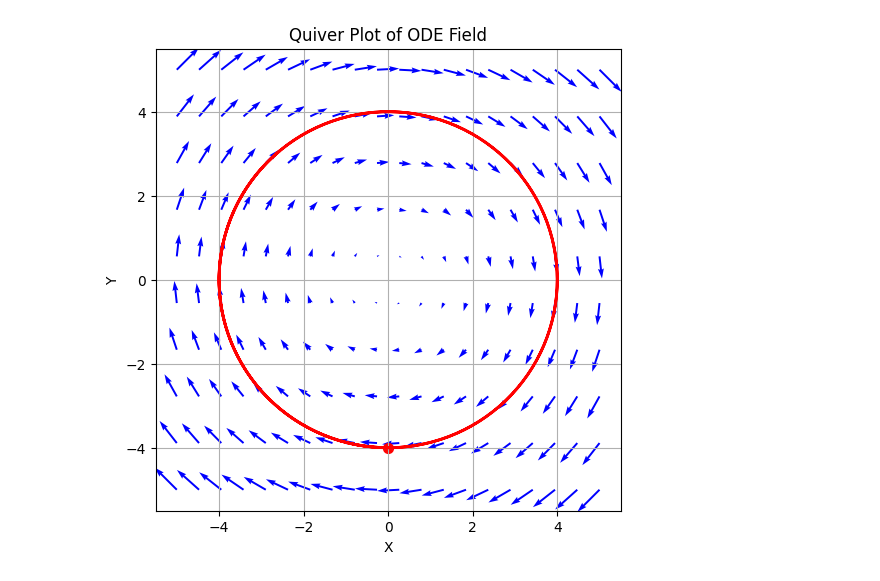
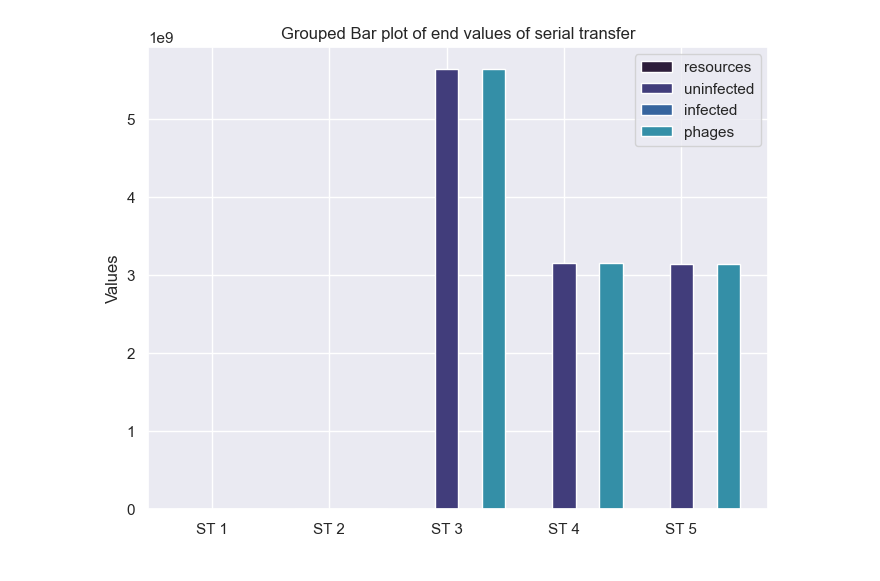
Before and after one commit to BiggusVickus/Master-Thesis, a Jupyter notebook: test2.ipynb, the cells around one changed output. Drawn from its saved outputs; the diff is of its cells as text; code cells hidden in the pictures.

Commit message:
different visualizations

```diff
--- a/test2.ipynb
+++ b/test2.ipynb
@@ -1,42 +0,0 @@
-# %%
-import numpy as np
-import matplotlib.pyplot as plt
-from scipy.integrate import solve_ivp
-
-# Define your ODE function (example: simple system)
-def my_ode(t, y):
-    dxdt = y[1]  # Example dx/dt
-    dydt = -y[0]  # Example dy/dt
-    return np.array([dxdt, dydt])
-
-# Define grid range
-x_vals = np.linspace(-5, 5, 20)
-y_vals = np.linspace(-5, 5, 10)
-X, Y = np.meshgrid(x_vals, y_vals)
-
-# Compute derivatives at each grid point
-U = np.zeros_like(X)
-V = np.zeros_like(Y)
-
-for i in range(X.shape[0]):
-    for j in range(X.shape[1]):
-        U[i, j], V[i, j] = my_ode(0, [X[i, j], Y[i, j]])
-
-t_span = (0, 15)  # Time range
-initial_condition = [0, -4]  # Starting point (x0, y0)
-t_eval = np.linspace(0, 15, 300)  # Time points for output
-
-sol = solve_ivp(my_ode, t_span, initial_condition, t_eval=t_eval)
-
-# Plot the quiver plot
-plt.figure(figsize=(6, 6))
-plt.quiver(X, Y, U, V, color="blue")
-plt.xlabel("X")
-plt.ylabel("Y")
-plt.title("Quiver Plot of ODE Field")
-plt.plot(sol.y[0], sol.y[1], 'r-', linewidth=2, label="Trajectory")  # Solution trajectory
-plt.scatter([initial_condition[0]], [initial_condition[1]], color='red', s=50, label="Start")  # Mark the start
-plt.grid()
-plt.show()
-# %% [output]
-[figure, removed]
@@ -42,0 +184,38 @@ plt.show()
+# %%
+start_time = 0
+end_time = simulation_length
+list_of_end_conditions = []
+list_of_end_times = []
+for i in range(nr_of_serial_transfers):
+    solved_system = solve_system(odesystem, initial_condition, *([Initial_P, Initial_U, Initial_N, M, e_vector, tau_vector, v_matrix, K_matrix, r_matrix, B_matrix]), t_start=start_time, t_eçnd=end_time)
+    initial_condition = solved_system.y[:,-1]
+    list_of_end_conditions.append(initial_condition)
+    list_of_end_times.append(solved_system.t[-1])
+    start_time = end_time
+    end_time += simulation_length
+    initial_condition = serial_transfer_calculation(initial_condition, serial_transfer_value, serial_transfer_option, initial_condition_for_serial_transfer, initial_condition_names_for_serial_transfer)
+# %%
+list_of_end_conditions_unflattened = []
+averages = []
+
+for i in range(len(list_of_end_conditions)):
+    unflat = unflatten_initial_matrix(list_of_end_conditions[i], [nr_resources, nr_bacteria, (nr_bacteria, M), nr_phages])
+    list_of_end_conditions_unflattened.append(sum_up_rows(unflat))
+    averages.append([np.mean(group) for group in unflat])
+num_groups = len(averages)
+num_bars = len(averages[0])
+x = np.arange(num_groups)
+bar_width = 0.2
+labels = ["resources", "uninfected", "infected", "phages"]
+fig, ax = plt.subplots(figsize=(8, 6))
+for i in range(num_bars):
+    ax.bar(x + i * bar_width, [group[i] for group in averages], width=bar_width, label=labels[i])
+ax.set_xticks(x + bar_width)
+ax.set_xticklabels([f"ST {i+1}" for i in range(num_groups)])
+ax.set_ylabel("Values")
+ax.set_title("Grouped Bar plot of end values of serial transfer")
+ax.legend()
+
+plt.show()
+# %% [output]
+[figure, added]
```
Also changed, not shown: parts of 2 cells of this notebook, 4 other files.
